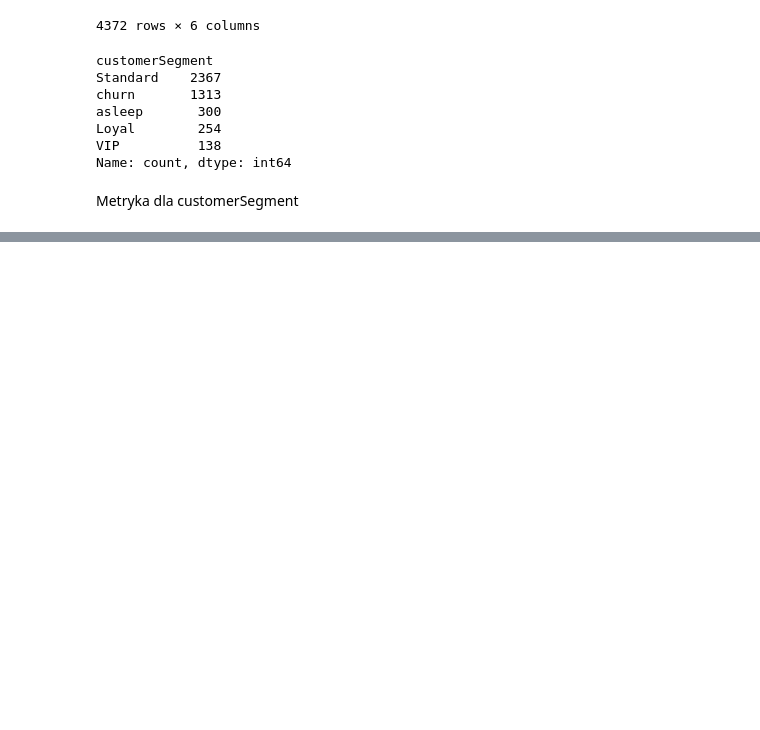
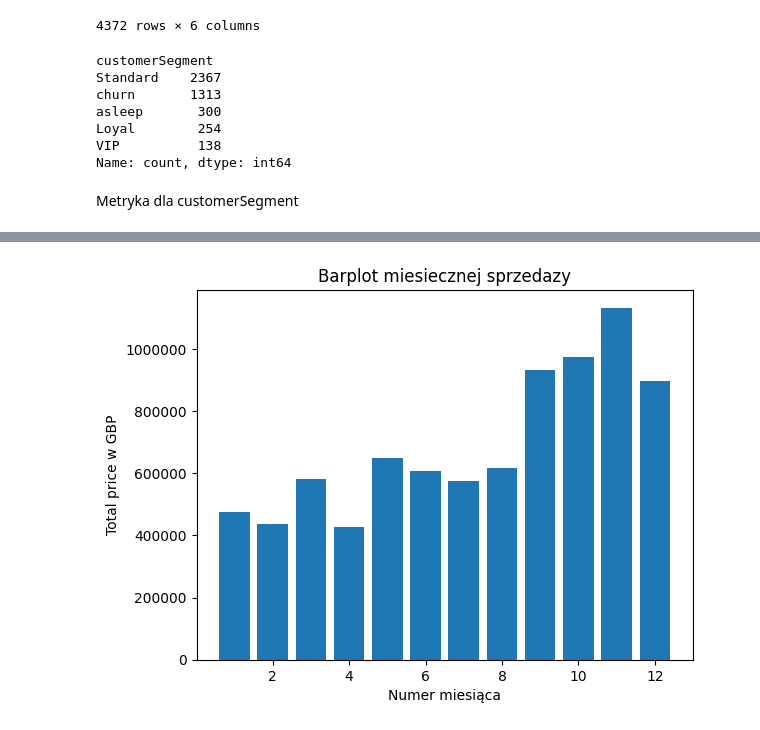
Before and after one commit to pomoreqq/eCommerceCustomerBehaviorAnalysis, a Jupyter notebook: notebook/analysis.ipynb, the cells around one changed output, grey strips where cells are left out. Cells and saved outputs as stored; diff of their text form; code cells hidden in the pictures; blank space fills up the shorter version.

```diff
--- a/notebook/analysis.ipynb
+++ b/notebook/analysis.ipynb
@@ -1453,0 +1531,10 @@ TypeError: Figure.savefig() missing 1 required positional argument: 'fname'
+# %%
+plt.bar(x=groupedByMonthAndTotalPrice['InvoiceMonth'],height=groupedByMonthAndTotalPrice['TotalPrice'])
+plt.ylabel('Total price w GBP')
+plt.xlabel('Numer miesiąca')
+plt.title('Barplot miesiecznej sprzedazy')
+plt.gcf().axes[0].yaxis.get_major_formatter().set_scientific(False)
+plt.savefig('barplotSprzedazyMiesiecznej')
+plt.show()
+# %% [output]
+[figure, added]
```
Also changed, not shown: parts of 35 cells of this notebook, 15 other files.
